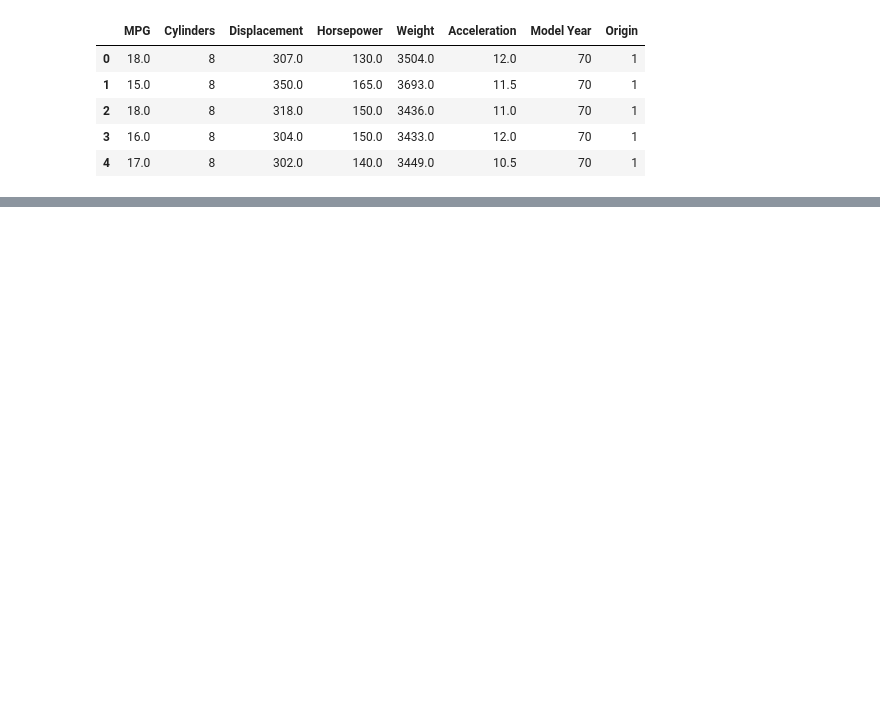
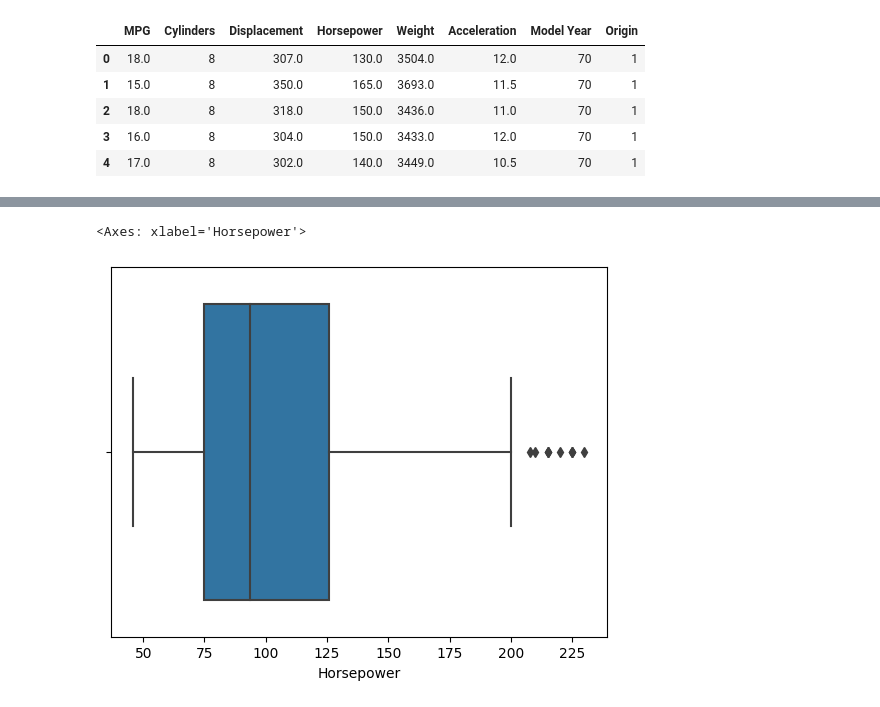
Before and after one commit to domgry/course_pub, a Jupyter notebook: training.ipynb, the cells around one changed output, grey strips where cells are left out. Cells and saved outputs as stored; diff of their text form; code cells hidden in the pictures; blank space fills up the shorter version.

```diff
--- a/training.ipynb
+++ b/training.ipynb
@@ -24,7 +28,7 @@ import seaborn as sns
 cols = ['MPG','Cylinders','Displacement','Horsepower','Weight',
                 'Acceleration', 'Model Year', 'Origin']
 # reading the .data file using pandas
-df = pd.read_csv('course/auto-mpg.data', names=cols, na_values = "?",
+df = pd.read_csv('./auto-mpg.data', names=cols, na_values = "?",
                 comment = '\t',
                 sep= " ",
                 skipinitialspace=True)
@@ -44,0 +83,11 @@ data.head()
+# %%
+# check for outliers in housepower variable
+
+##summary statistics of quantitative variables
+data.describe()
+
+##looking at horsepower box plot
+sns.boxplot(x=data['Horsepower'])
+# %% [output]
+<Axes: xlabel='Horsepower'>
+[figure, added]
```
Also changed, not shown: parts of 21 cells of this notebook.
